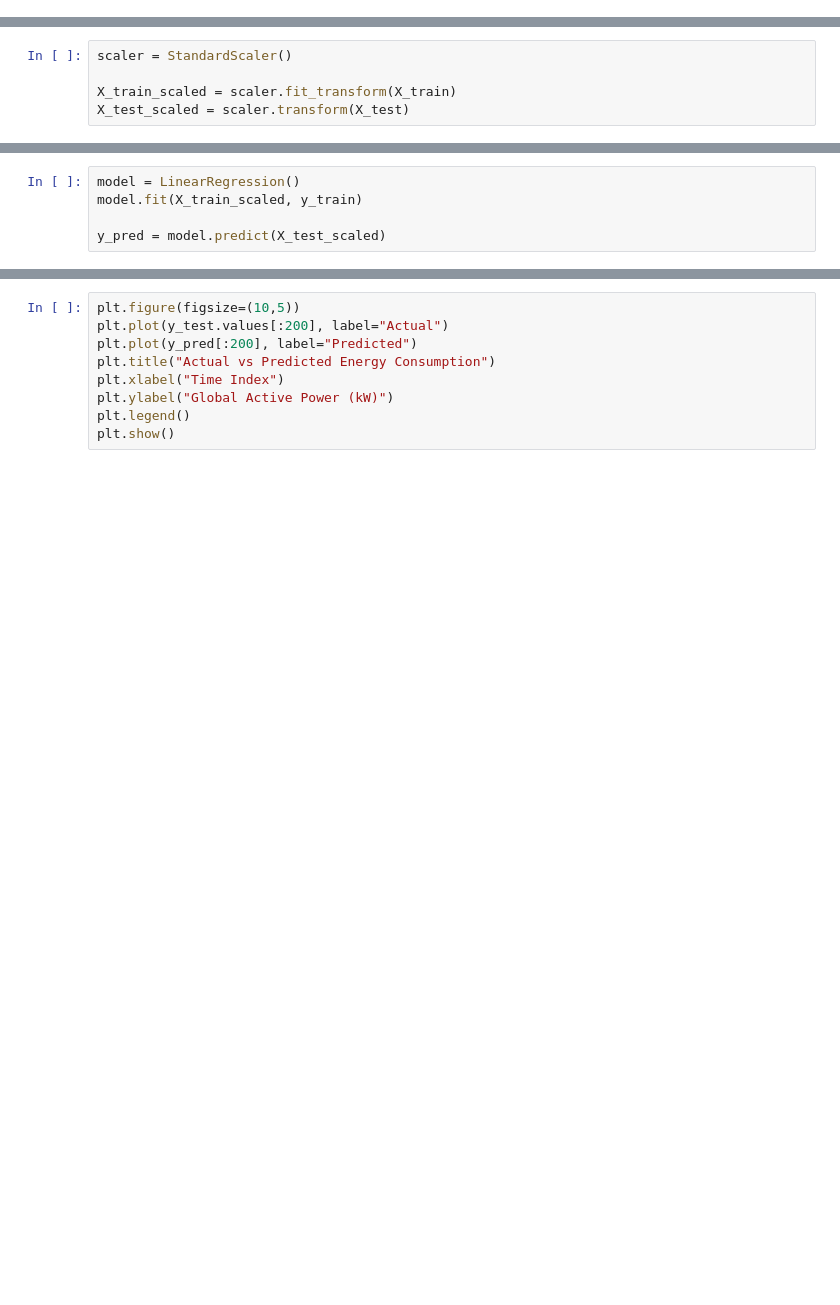
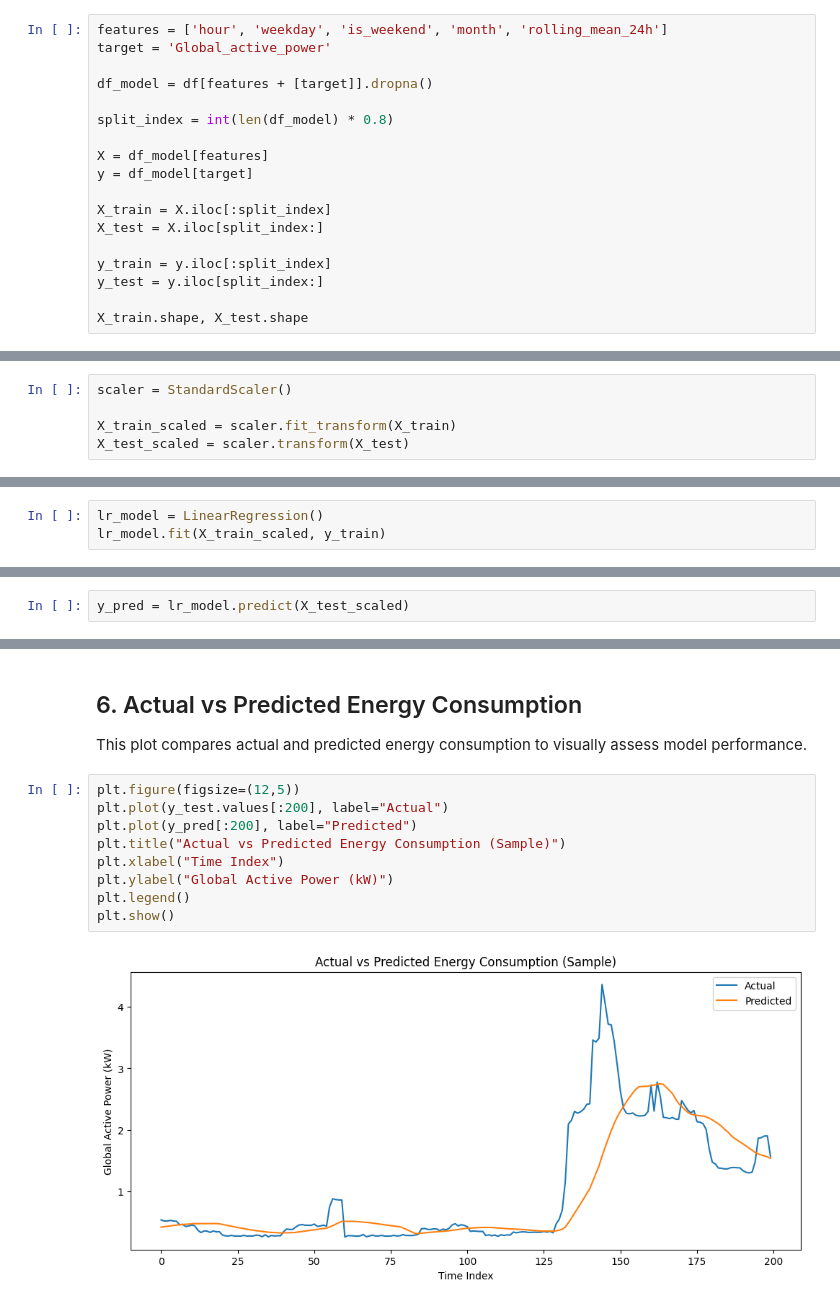
Before and after one commit to kunalbhardwaj2006/Smart-Energy-Consumption-Analysis-and-Prediction-using-Machine-Learning-with-Device-Level-Insights-, a Jupyter notebook: notebooks/Milestone4.ipynb, the cells around one changed output, grey strips where cells are left out. Cells and saved outputs as stored; diff of their text form; blank space fills up the shorter version.

Commit message:
"Milestone 4 completed: linear regression baseline model"

```diff
--- a/notebooks/Milestone4.ipynb
+++ b/notebooks/Milestone4.ipynb
@@ -47,0 +65,18 @@ y_train, y_test = y.iloc[:split_index], y.iloc[split_index:]
+# %%
+features = ['hour', 'weekday', 'is_weekend', 'month', 'rolling_mean_24h']
+target = 'Global_active_power'
+
+df_model = df[features + [target]].dropna()
+
+split_index = int(len(df_model) * 0.8)
+
+X = df_model[features]
+y = df_model[target]
+
+X_train = X.iloc[:split_index]
+X_test = X.iloc[split_index:]
+
+y_train = y.iloc[:split_index]
+y_test = y.iloc[split_index:]
+
+X_train.shape, X_test.shape
@@ -55,5 +100,3 @@ X_test_scaled = scaler.transform(X_test)
 # %%
-model = LinearRegression()
-model.fit(X_train_scaled, y_train)
-
-y_pred = model.predict(X_test_scaled)
+lr_model = LinearRegression()
+lr_model.fit(X_train_scaled, y_train)
@@ -74,0 +107,2 @@ metrics
+# %%
+y_pred = lr_model.predict(X_test_scaled)
@@ -75,9 +132,16 @@ metrics
+# %% [markdown]
+## 6. Actual vs Predicted Energy Consumption
+
+This plot compares actual and predicted energy consumption
+to visually assess model performance.
 # %%
-plt.figure(figsize=(10,5))
+plt.figure(figsize=(12,5))
 plt.plot(y_test.values[:200], label="Actual")
 plt.plot(y_pred[:200], label="Predicted")
-plt.title("Actual vs Predicted Energy Consumption")
+plt.title("Actual vs Predicted Energy Consumption (Sample)")
 plt.xlabel("Time Index")
 plt.ylabel("Global Active Power (kW)")
 plt.legend()
 plt.show()
+# %% [output]
+[figure, added]
```
Also changed, not shown: parts of 21 cells of this notebook.
